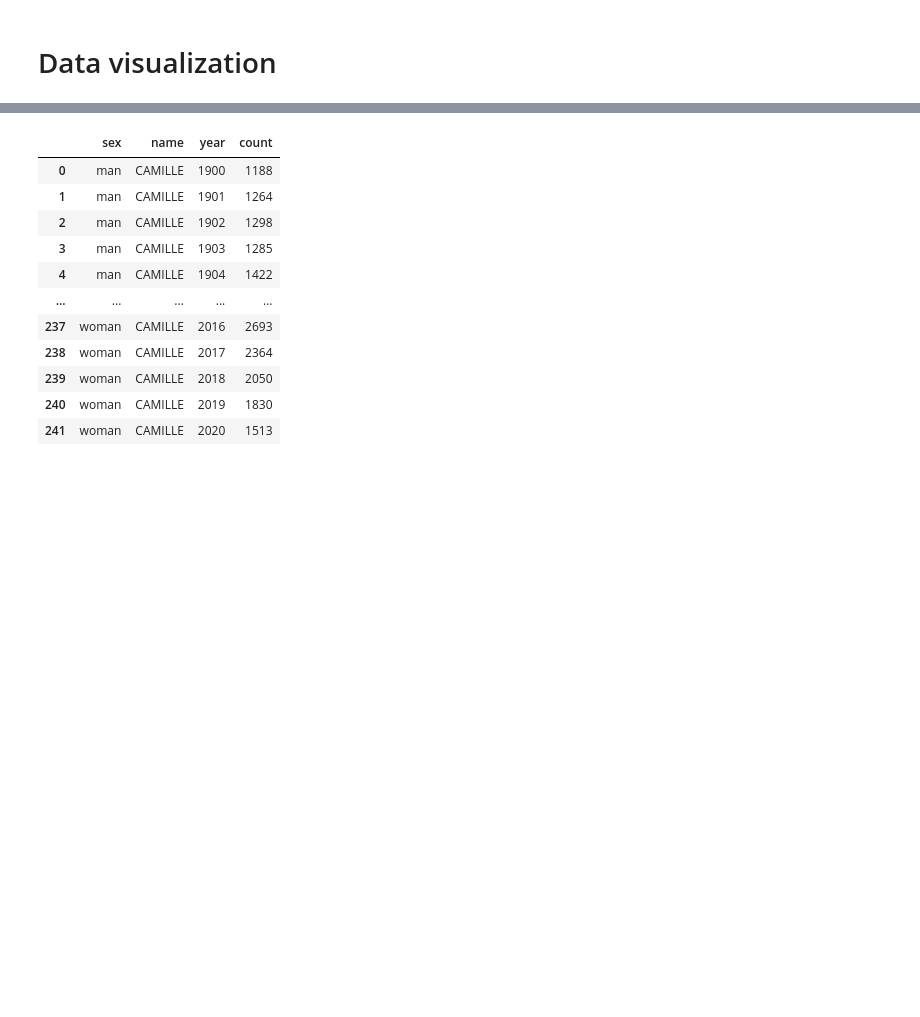
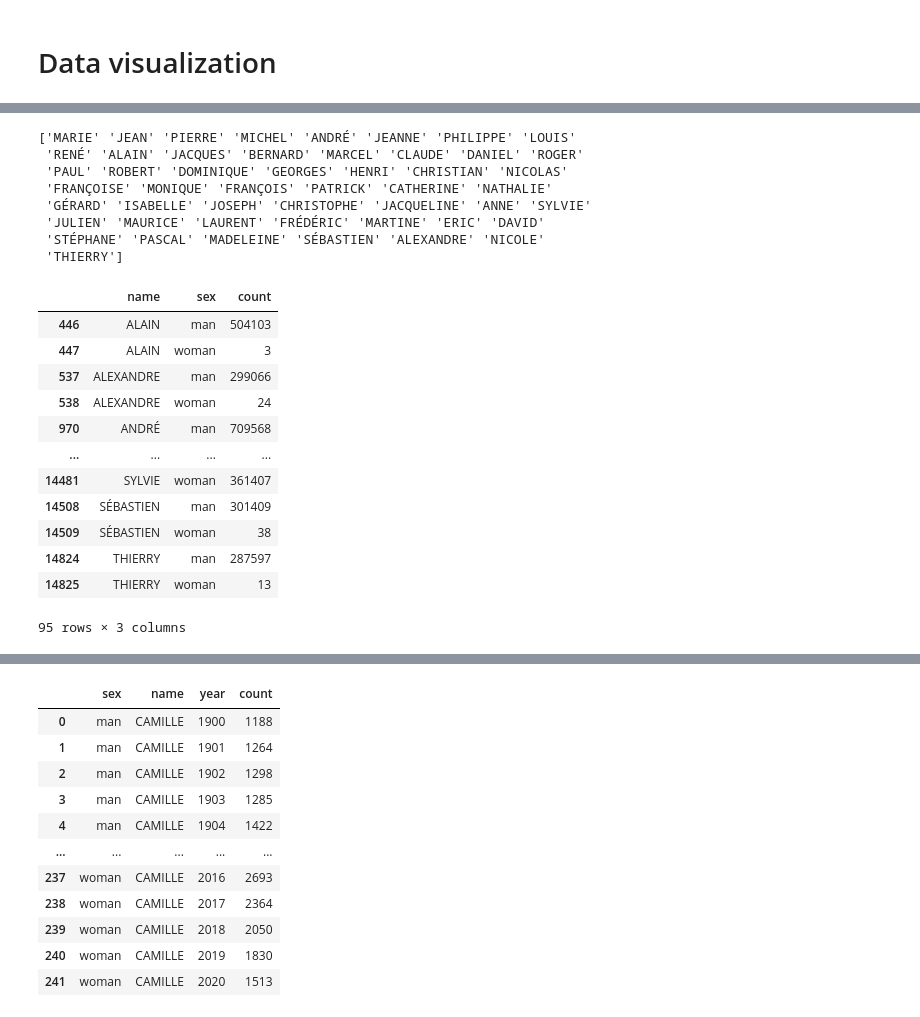
Before and after one commit to lbrejon/data-viz, a Jupyter notebook: notebooks/5.0-main.ipynb, the cells around one changed output, grey strips where cells are left out. Saved outputs shown, nothing was run; the diff lists cells and outputs as text; code cells hidden in the pictures; blank space fills up the shorter version.

```diff
--- a/notebooks/5.0-main.ipynb
+++ b/notebooks/5.0-main.ipynb
@@ -177,0 +194,33 @@ df_target_name_per_year
+# %%
+# Select top_n names
+top_n_names = 50
+
+# Retrieve the top 50 names
+top_names = df_w_sex_france.groupby(by=['name']).sum().reset_index('name').sort_values('count', ascending=False)['name'].values[:top_n_names]
+print(top_names)
+
+# Filter dataframe
+df_w_sex_france_filtered = df_w_sex_france[df_w_sex_france['name'].isin(top_names)]
+df_w_sex_france_filtered
+# %% [output]
+['MARIE' 'JEAN' 'PIERRE' 'MICHEL' 'ANDRÉ' 'JEANNE' 'PHILIPPE' 'LOUIS'
+ 'RENÉ' 'ALAIN' 'JACQUES' 'BERNARD' 'MARCEL' 'CLAUDE' 'DANIEL' 'ROGER'
+ 'PAUL' 'ROBERT' 'DOMINIQUE' 'GEORGES' 'HENRI' 'CHRISTIAN' 'NICOLAS'
+ 'FRANÇOISE' 'MONIQUE' 'FRANÇOIS' 'PATRICK' 'CATHERINE' 'NATHALIE'
+ 'GÉRARD' 'ISABELLE' 'JOSEPH' 'CHRISTOPHE' 'JACQUELINE' 'ANNE' 'SYLVIE'
+ 'JULIEN' 'MAURICE' 'LAURENT' 'FRÉDÉRIC' 'MARTINE' 'ERIC' 'DAVID'
+ 'STÉPHANE' 'PASCAL' 'MADELEINE' 'SÉBASTIEN' 'ALEXANDRE' 'NICOLE'
+ 'THIERRY']
+|  | name | sex | count |
+| 446 | ALAIN | man | 504103 |
+| 447 | ALAIN | woman | 3 |
+| 537 | ALEXANDRE | man | 299066 |
+| 538 | ALEXANDRE | woman | 24 |
+| 970 | ANDRÉ | man | 709568 |
+| ... | ... | ... | ... |
+| 14481 | SYLVIE | woman | 361407 |
+| 14508 | SÉBASTIEN | man | 301409 |
+| 14509 | SÉBASTIEN | woman | 38 |
+| 14824 | THIERRY | man | 287597 |
+| 14825 | THIERRY | woman | 13 |
+95 rows × 3 columns
```
Also changed, not shown: parts of 13 cells of this notebook.
